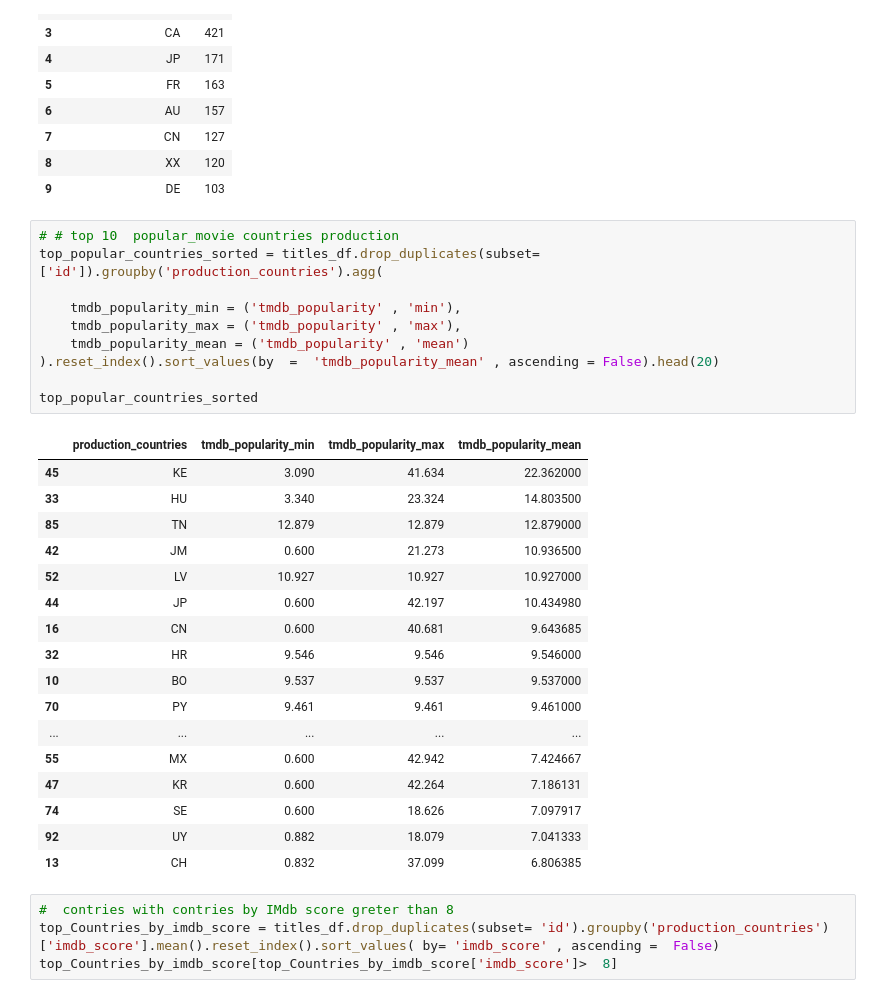
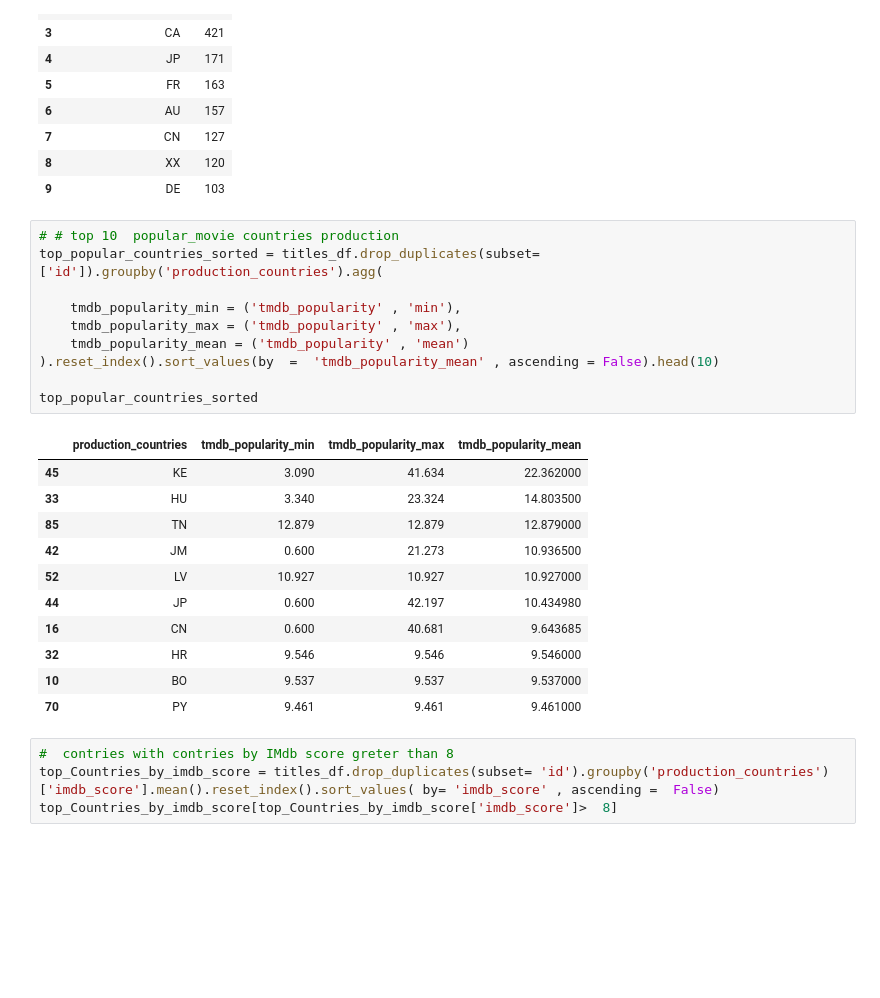
Before and after one commit to saikatM333/Netflix_EDA, a Jupyter notebook: Saikat_Sample_EDA_Submission_Template.ipynb, the cells around one changed output. Cells and saved outputs as stored; diff of their text form; blank space fills up the shorter version.

```diff
--- a/Saikat_Sample_EDA_Submission_Template.ipynb
+++ b/Saikat_Sample_EDA_Submission_Template.ipynb
@@ -422,31 +505,25 @@ consistent_content_upload
 # %%
 # # top 10  popular_movie countries production
 top_popular_countries_sorted = titles_df.drop_duplicates(subset=['id']).groupby('production_countries').agg(
 
     tmdb_popularity_min = ('tmdb_popularity' , 'min'),
     tmdb_popularity_max = ('tmdb_popularity' , 'max'),
     tmdb_popularity_mean = ('tmdb_popularity' , 'mean')
-).reset_index().sort_values(by  =  'tmdb_popularity_mean' , ascending = False).head(20)
+).reset_index().sort_values(by  =  'tmdb_popularity_mean' , ascending = False).head(10)
 
 top_popular_countries_sorted
 # %% [output]
 |  | production_countries | tmdb_popularity_min | tmdb_popularity_max | tmdb_popularity_mean |
 | 45 | KE | 3.090 | 41.634 | 22.362000 |
 | 33 | HU | 3.340 | 23.324 | 14.803500 |
 | 85 | TN | 12.879 | 12.879 | 12.879000 |
 | 42 | JM | 0.600 | 21.273 | 10.936500 |
 | 52 | LV | 10.927 | 10.927 | 10.927000 |
 | 44 | JP | 0.600 | 42.197 | 10.434980 |
 | 16 | CN | 0.600 | 40.681 | 9.643685 |
 | 32 | HR | 9.546 | 9.546 | 9.546000 |
 | 10 | BO | 9.537 | 9.537 | 9.537000 |
 | 70 | PY | 9.461 | 9.461 | 9.461000 |
-| ... | ... | ... | ... | ... |
-| 55 | MX | 0.600 | 42.942 | 7.424667 |
-| 47 | KR | 0.600 | 42.264 | 7.186131 |
-| 74 | SE | 0.600 | 18.626 | 7.097917 |
-| 92 | UY | 0.882 | 18.079 | 7.041333 |
-| 13 | CH | 0.832 | 37.099 | 6.806385 |
 # %%
 #  contries with contries by IMdb score greter than 8
 top_Countries_by_imdb_score = titles_df.drop_duplicates(subset= 'id').groupby('production_countries')['imdb_score'].mean().reset_index().sort_values( by= 'imdb_score' , ascending =  False)
```
Also changed, not shown: parts of 14 cells of this notebook.
